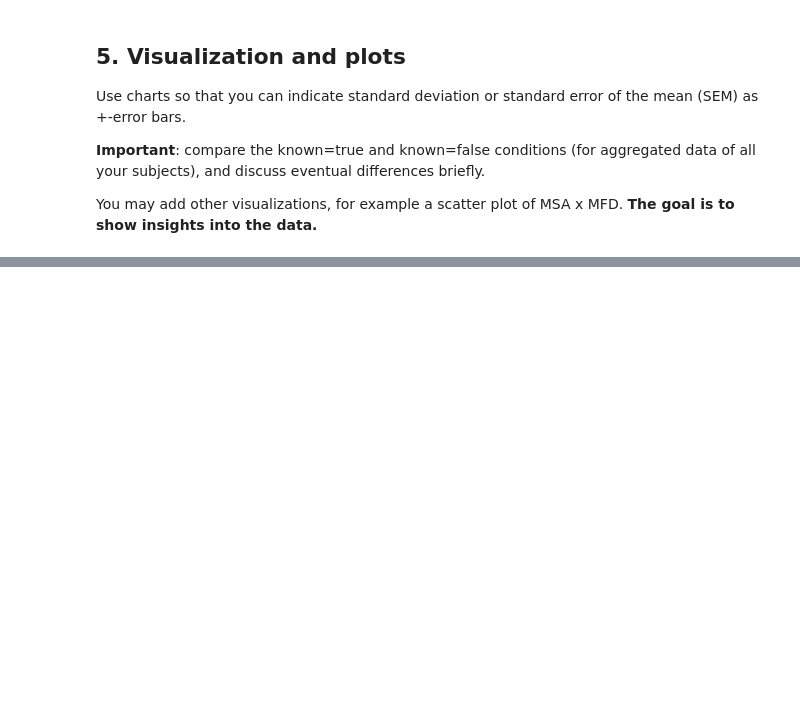
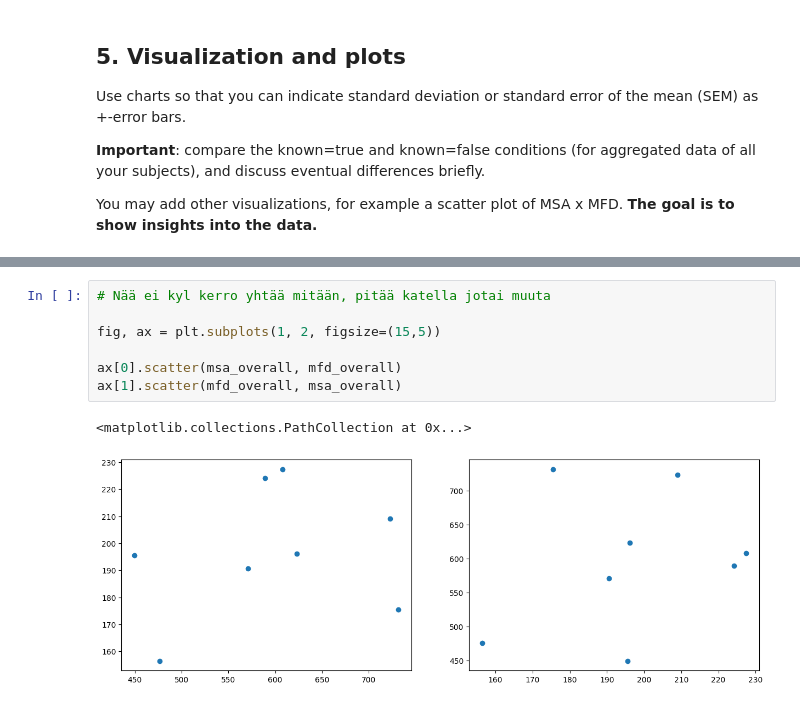
Before and after one commit to nyksy/eye-tracking-22, a Jupyter notebook: main.ipynb, the cells around one changed output, grey strips where cells are left out. Drawn from its saved outputs; the diff is of its cells as text; blank space fills up the shorter version.

Commit message:
jotain plotteja

```diff
--- a/main.ipynb
+++ b/main.ipynb
@@ -397,0 +462,10 @@ You may add other visualizations, for example a scatter plot of MSA x MFD. **The
+# %%
+# Nää ei kyl kerro yhtää mitään, pitää katella jotai muuta
+
+fig, ax = plt.subplots(1, 2, figsize=(15,5))
+
+ax[0].scatter(msa_overall, mfd_overall)
+ax[1].scatter(mfd_overall, msa_overall)
+# %% [output]
+<matplotlib.collections.PathCollection at 0x...>
+[figure, added]
```
Also changed, not shown: parts of 3 cells of this notebook.
